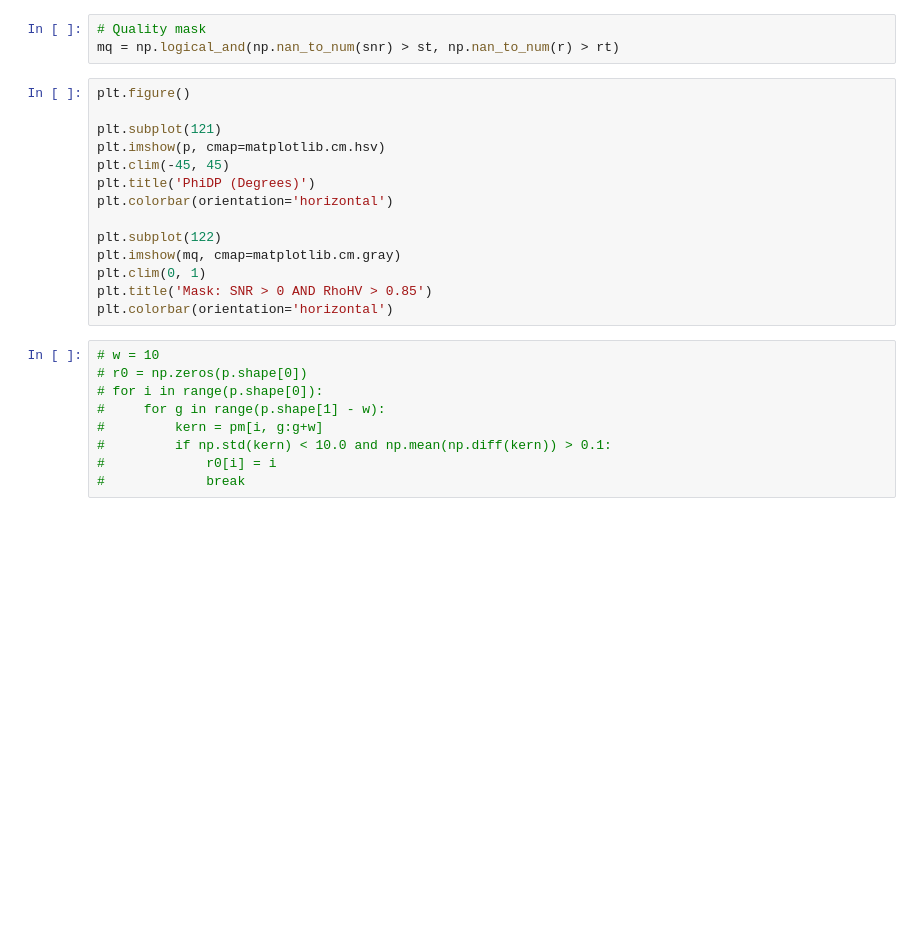
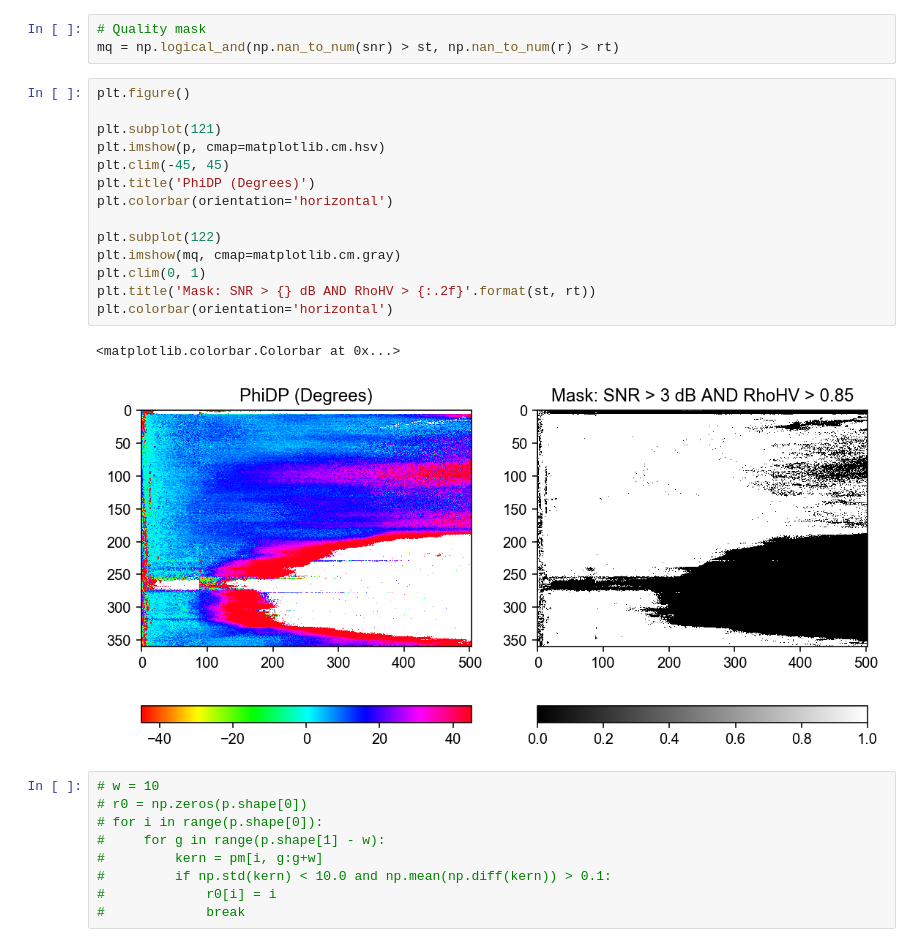
Before and after one commit to OURadar/PyRadarKit, a Jupyter notebook: SCWC Algorithm.ipynb, the cells around one changed output. Saved outputs shown, nothing was run; the diff lists cells and outputs as text; blank space fills up the shorter version.

```diff
--- a/SCWC Algorithm.ipynb
+++ b/SCWC Algorithm.ipynb
@@ -97,17 +104,20 @@ mq = np.logical_and(np.nan_to_num(snr) > st, np.nan_to_num(r) > rt)
 # %%
 plt.figure()
 
 plt.subplot(121)
 plt.imshow(p, cmap=matplotlib.cm.hsv)
 plt.clim(-45, 45)
 plt.title('PhiDP (Degrees)')
 plt.colorbar(orientation='horizontal')
 
 plt.subplot(122)
 plt.imshow(mq, cmap=matplotlib.cm.gray)
 plt.clim(0, 1)
-plt.title('Mask: SNR > 0 AND RhoHV > 0.85')
+plt.title('Mask: SNR > {} dB AND RhoHV > {:.2f}'.format(st, rt))
 plt.colorbar(orientation='horizontal')
+# %% [output]
+<matplotlib.colorbar.Colorbar at 0x...>
+[figure, added]
 # %%
 # w = 10
 # r0 = np.zeros(p.shape[0])
```
Also changed, not shown: parts of 12 cells of this notebook, 4 other files.
